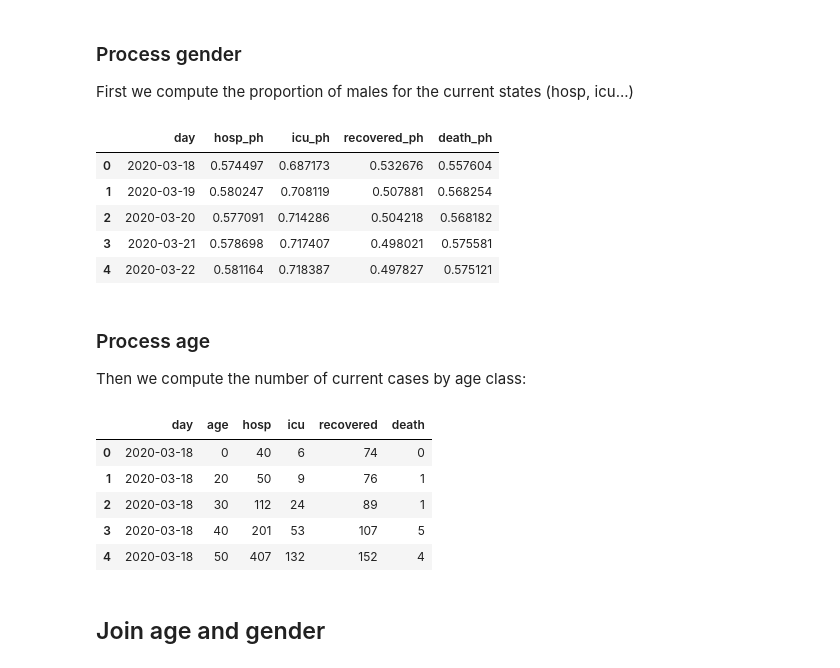
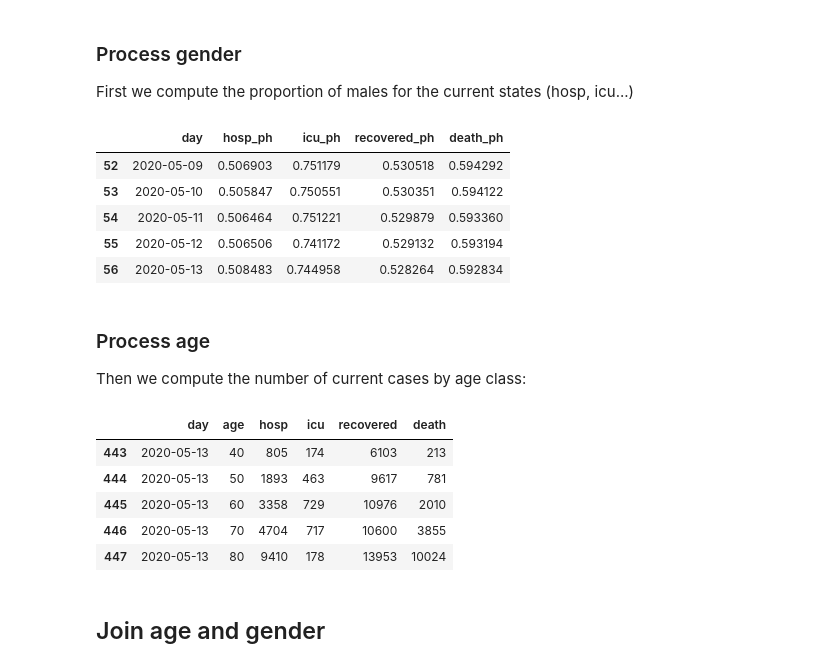
Before and after one commit to parcoor/py-propagsim, a Jupyter notebook: examples/cases_estimation.ipynb, the cells around one changed output. Drawn from its saved outputs; the diff is of its cells as text; code cells hidden in the pictures.

```diff
--- a/examples/cases_estimation.ipynb
+++ b/examples/cases_estimation.ipynb
@@ -25,43 +26,43 @@ cols = ['day'] + [f'{state}_ph' for state in states]
 
 gender_df = gender_df.loc[:, cols]
 
-gender_df.head()
+gender_df.tail()
 # %% [output]
 |  | day | hosp_ph | icu_ph | recovered_ph | death_ph |
-| 0 | 2020-03-18 | 0.574497 | 0.687173 | 0.532676 | 0.557604 |
-| 1 | 2020-03-19 | 0.580247 | 0.708119 | 0.507881 | 0.568254 |
-| 2 | 2020-03-20 | 0.577091 | 0.714286 | 0.504218 | 0.568182 |
-| 3 | 2020-03-21 | 0.578698 | 0.717407 | 0.498021 | 0.575581 |
-| 4 | 2020-03-22 | 0.581164 | 0.718387 | 0.497827 | 0.575121 |
+| 52 | 2020-05-09 | 0.506903 | 0.751179 | 0.530518 | 0.594292 |
+| 53 | 2020-05-10 | 0.505847 | 0.750551 | 0.530351 | 0.594122 |
+| 54 | 2020-05-11 | 0.506464 | 0.751221 | 0.529879 | 0.593360 |
+| 55 | 2020-05-12 | 0.506506 | 0.741172 | 0.529132 | 0.593194 |
+| 56 | 2020-05-13 | 0.508483 | 0.744958 | 0.528264 | 0.592834 |
 # %% [markdown]
 ### Process age
 Then we compute the number of current cases by age class:
 # %%
 age_df = pd.read_csv('../doc/current_age.csv', sep=';')
 
 # rename columns
 age_df = age_df.rename(columns={'cl_age90': 'age', 'jour': 'day', 'rea': 'icu', 'rad': 'recovered', 'dc': 'death'})
 
 # remove total statistics
 age_df = age_df.loc[age_df['age'] != 0]
 
 # map to our age classes
-age = {9: 0, 19: 0, 29: 20, 39: 30, 49: 40, 59: 50, 69: 60, 79: 70, 89: 80, 90: 80}
+mapping_age = {9: 0, 19: 0, 29: 20, 39: 30, 49: 40, 59: 50, 69: 60, 79: 70, 89: 80, 90: 80}
 age_df['age'] = age_df['age'].apply(lambda x: mapping_age.get(x))
 
 # sum groupby
 age_df = age_df.groupby(['day', 'age'])['hosp', 'icu', 'recovered', 'death'].agg('sum').reset_index()
 
 
 
-age_df.head()
+age_df.tail()
 # %% [output]
 |  | day | age | hosp | icu | recovered | death |
-| 0 | 2020-03-18 | 0 | 40 | 6 | 74 | 0 |
-| 1 | 2020-03-18 | 20 | 50 | 9 | 76 | 1 |
-| 2 | 2020-03-18 | 30 | 112 | 24 | 89 | 1 |
-| 3 | 2020-03-18 | 40 | 201 | 53 | 107 | 5 |
-| 4 | 2020-03-18 | 50 | 407 | 132 | 152 | 4 |
+| 443 | 2020-05-13 | 40 | 805 | 174 | 6103 | 213 |
+| 444 | 2020-05-13 | 50 | 1893 | 463 | 9617 | 781 |
+| 445 | 2020-05-13 | 60 | 3358 | 729 | 10976 | 2010 |
+| 446 | 2020-05-13 | 70 | 4704 | 717 | 10600 | 3855 |
+| 447 | 2020-05-13 | 80 | 9410 | 178 | 13953 | 10024 |
 # %% [markdown]
 ## Join age and gender
 # %%
```
Also changed, not shown: parts of 13 cells of this notebook, 29 other files.
